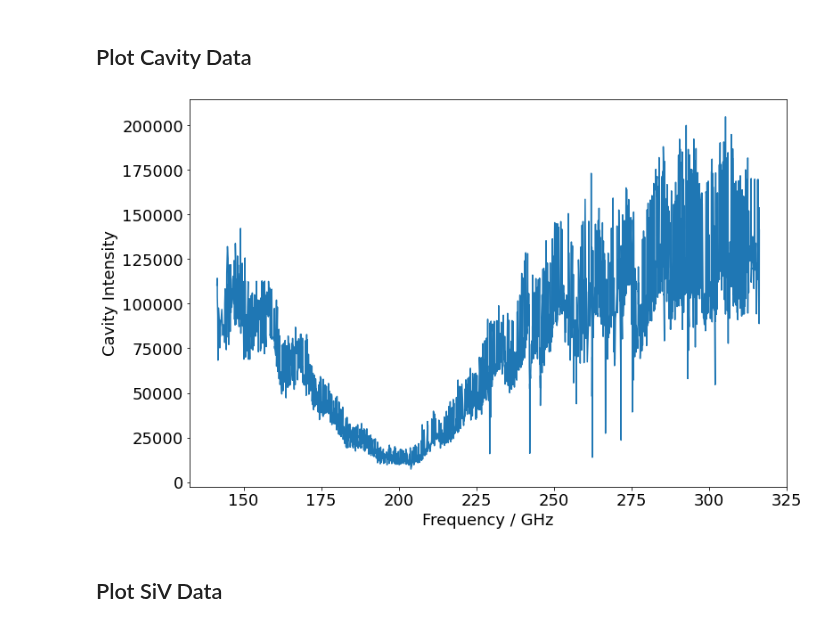
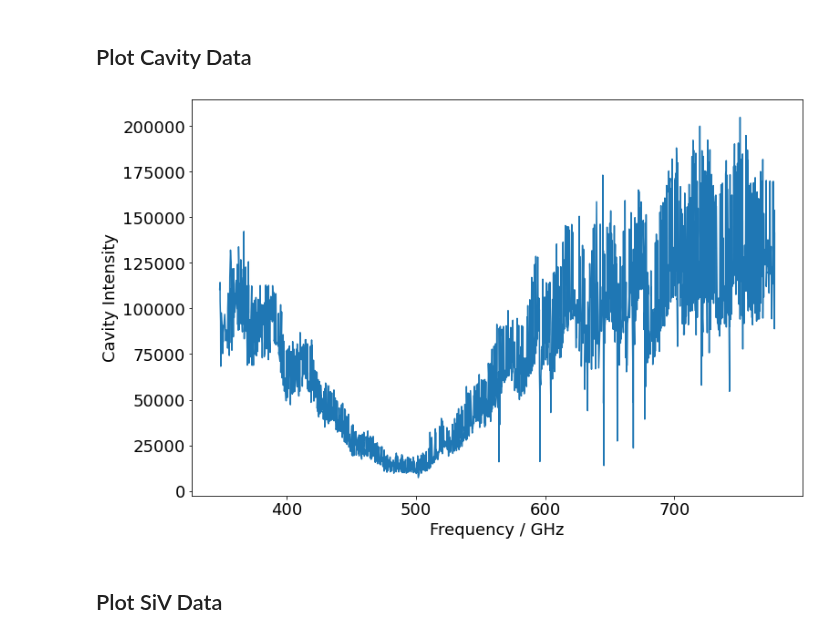
Before and after one commit to huanyanqi/siv-cqed-model, a Jupyter notebook: notebooks/20210518_B16_Diffusion_Fitting.ipynb, the cells around one changed output. Saved outputs shown, nothing was run; the diff lists cells and outputs as text; code cells hidden in the pictures.

```diff
--- a/notebooks/20210518_B16_Diffusion_Fitting.ipynb
+++ b/notebooks/20210518_B16_Diffusion_Fitting.ipynb
@@ -36,18 +36,18 @@ siv_files = [["sweeper_fwd_avg_15_19_21.txt", "sweeper_fwd_scans_15_19_19.txt"],
 # %%
 plt.figure(figsize=[12, 8])
 
 cavity_freqs = np.loadtxt(data_path + cavity_files[0])
 cavity_intensity = np.loadtxt(data_path + cavity_files[1])
 
-cavity_freqs = cavity_freqs * (cavity_freqs - 406) # Re-center, convert to GHz
+cavity_freqs = 1000 * (cavity_freqs - 406) # Re-center, convert to GHz
 plt.plot(cavity_freqs, cavity_intensity)
 plt.xlabel("Frequency / GHz")
 plt.ylabel("Cavity Intensity")
 
 # Sort by frequency values
 cavity_freqs, cavity_intensity = np.array(cavity_freqs), np.array(cavity_intensity)
 # %% [output]
-[figure, old version]
+[figure, new version]
 # %% [markdown]
 ## Plot SiV Data
 # %%
```
Also changed, not shown: parts of 10 cells of this notebook.
